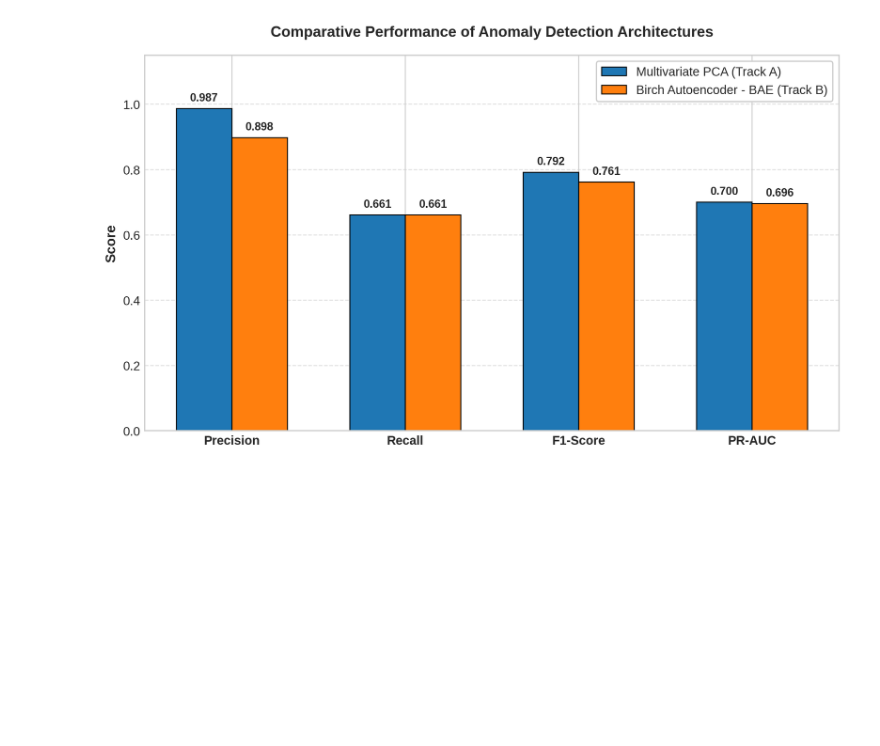
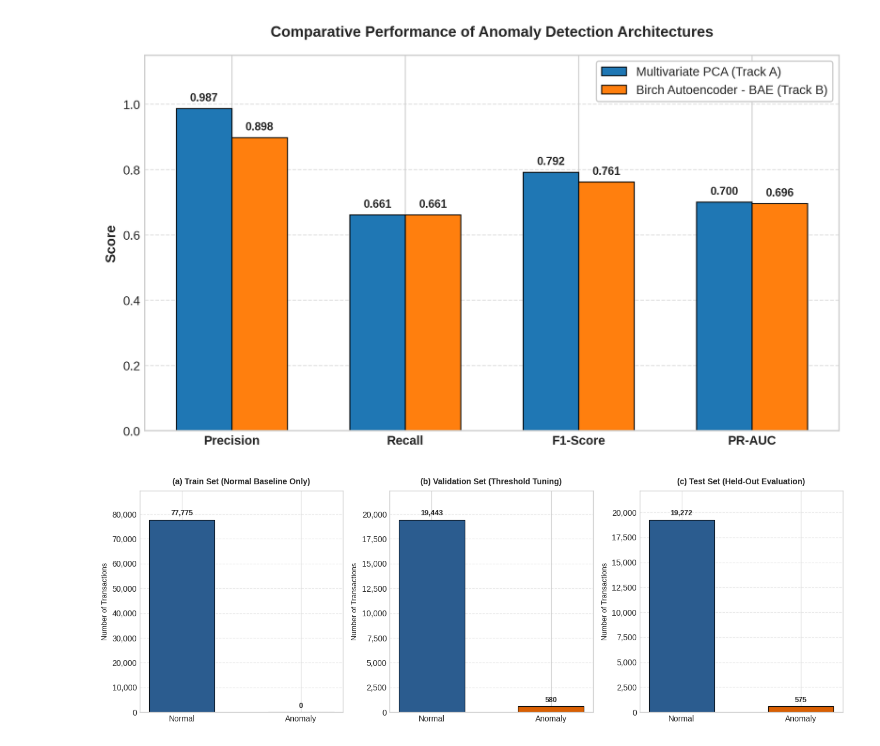
Before and after one commit to Jimmy-szn/dependants-costs, a Jupyter notebook: notebooks/mpesa-anomaly.ipynb, the cells around one changed output. Drawn from its saved outputs; the diff is of its cells as text; code cells hidden in the pictures; blank space fills up the shorter version.

Commit message:
Include diagrams for the dataset summary

```diff
--- a/notebooks/mpesa-anomaly.ipynb
+++ b/notebooks/mpesa-anomaly.ipynb
@@ -371,3 +397,49 @@ plt.show()
 [interactive output not drawn]
 [interactive output not drawn]
 [figure]
+# %%
+import matplotlib.pyplot as plt
+import matplotlib.ticker as mticker
+import pandas as pd
+
+# Chronological split definitions
+m = df["month_2026"]
+train_df = df[(m <= 8) & (df["is_fraud"] == 0)]  # Clean normal training set
+valid_df = df[m.isin([9, 10])]
+test_df  = df[m >= 11]
+
+splits_data = [
+    ("(a) Train Set (Normal Baseline Only)", {
+        "Normal": len(train_df),
+        "Anomaly": 0
+    }),
+    ("(b) Validation Set (Threshold Tuning)", {
+        "Normal": (valid_df["is_fraud"] == 0).sum(),
+        "Anomaly": (valid_df["is_fraud"] == 1).sum()
+    }),
+    ("(c) Test Set (Held-Out Evaluation)", {
+        "Normal": (test_df["is_fraud"] == 0).sum(),
+        "Anomaly": (test_df["is_fraud"] == 1).sum()
+    })
+]
+
+fig, axes = plt.subplots(1, 3, figsize=(13, 4.5), sharey=False)
+
+colors = ["#2b5c8f", "#d95f02"]
+
+for idx, (title, counts) in enumerate(splits_data):
+    ax = axes[idx]
+    bars = ax.bar(counts.keys(), counts.values(), color=colors, edgecolor="black", linewidth=0.8, width=0.55)
+    ax.bar_label(bars, labels=[f"{v:,}" for v in counts.values()], padding=3, fontsize=9, fontweight="bold")
+    ax.set_title(title, fontsize=10, fontweight="bold", pad=8)
+    ax.set_ylabel("Number of Transactions", fontsize=9)
+    ax.set_ylim(0, max(counts.values()) * 1.15)
+    ax.yaxis.set_major_formatter(mticker.StrMethodFormatter('{x:,.0f}'))
+    ax.grid(axis="y", linestyle="--", alpha=0.4)
+    ax.set_axisbelow(True)
+
+plt.tight_layout()
+plt.savefig("mpesa_anomaly_class_distribution_splits.png", dpi=300, bbox_inches="tight")
+plt.show()
+# %% [output]
+[figure, added]
```
Also changed, not shown: parts of 2 cells of this notebook.
